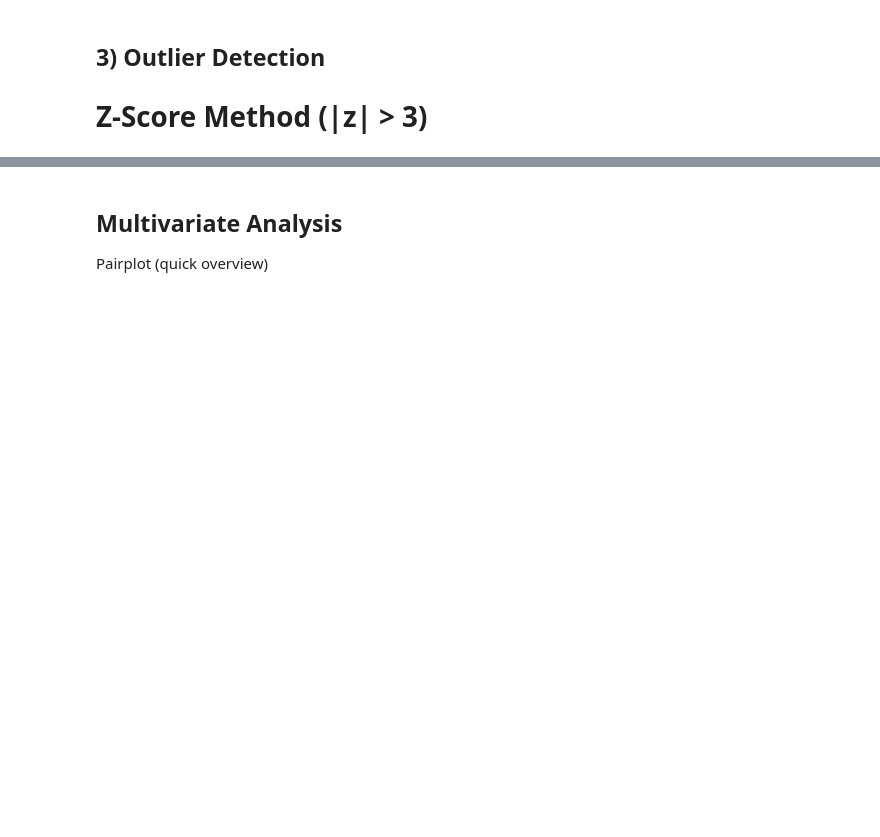
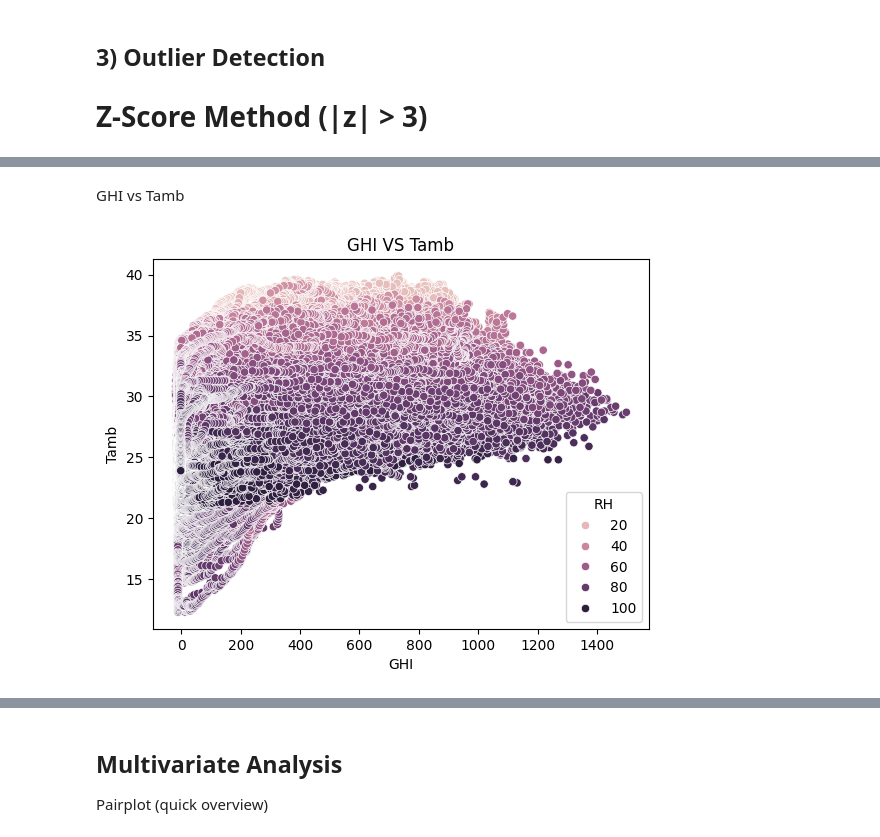
Before and after one commit to soltsega/KAIM-PRO, a Jupyter notebook: notebook/eda_siera_leone.ipynb, the cells around one changed output, grey strips where cells are left out. Cells and saved outputs as stored; diff of their text form; code cells hidden in the pictures; blank space fills up the shorter version.

```diff
--- a/notebook/eda_siera_leone.ipynb
+++ b/notebook/eda_siera_leone.ipynb
@@ -486,0 +512,9 @@ Cleaned dataset saved to: C:/Users/My Device/Desktop/KAIM-PRO/data/Processed/sie
+# %% [markdown]
+GHI vs Tamb
+# %%
+import seaborn as sns
+sns.scatterplot(data=df, x="GHI", y="Tamb", hue="RH")
+plt.title("GHI VS Tamb")
+plt.show()
+# %% [output]
+[figure, added]
```
Also changed, not shown: parts of 16 cells of this notebook, 2 other files.
